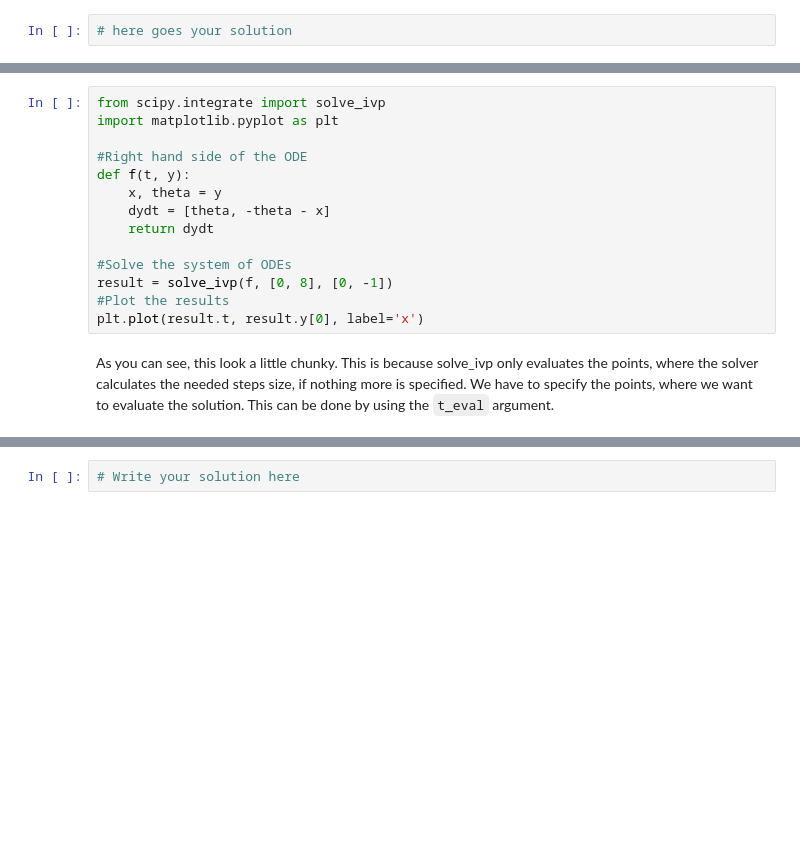
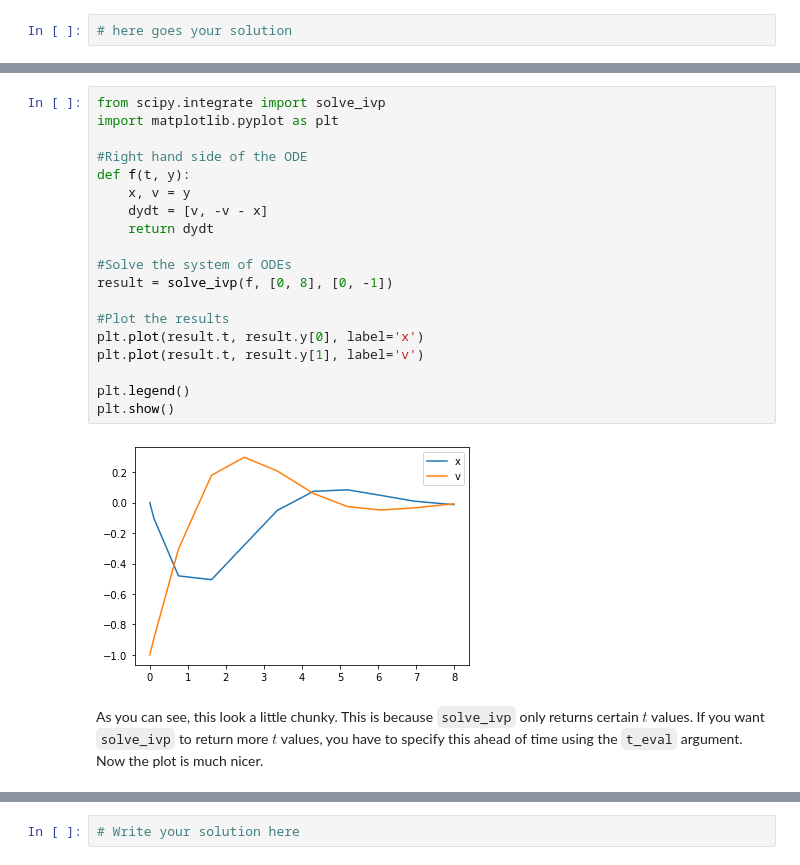
Before and after one commit to EXPLORE-for-students/python-tutorials, a Jupyter notebook: Lesson 4 - Differential equations.ipynb, the cells around one changed output, grey strips where cells are left out. Saved outputs shown, nothing was run; the diff lists cells and outputs as text; blank space fills up the shorter version.

```diff
--- a/Lesson 4 - Differential equations.ipynb
+++ b/Lesson 4 - Differential equations.ipynb
@@ -251,19 +289,26 @@ $$
 # %%
 from scipy.integrate import solve_ivp
 import matplotlib.pyplot as plt
 
 #Right hand side of the ODE
 def f(t, y):
-    x, theta = y
-    dydt = [theta, -theta - x]
+    x, v = y
+    dydt = [v, -v - x]
     return dydt
 
 #Solve the system of ODEs
 result = solve_ivp(f, [0, 8], [0, -1])
+
 #Plot the results
 plt.plot(result.t, result.y[0], label='x')
+plt.plot(result.t, result.y[1], label='v')
+
+plt.legend()
+plt.show()
+# %% [output]
+[figure, added]
 # %% [markdown]
-As you can see, this look a little chunky. This is because solve_ivp only evaluates the points, where the solver calculates the needed steps size, if nothing more is specified. We have to specify the points, where we want to evaluate the solution. This can be done by using the `t_eval` argument.
+As you can see, this look a little chunky. This is because `solve_ivp` only returns certain $t$ values. If you want `solve_ivp` to return more $t$ values, you have to specify this ahead of time using the `t_eval` argument. Now the plot is much nicer.
 # %%
 import numpy as np
 
```
Also changed, not shown: parts of 26 cells of this notebook.
